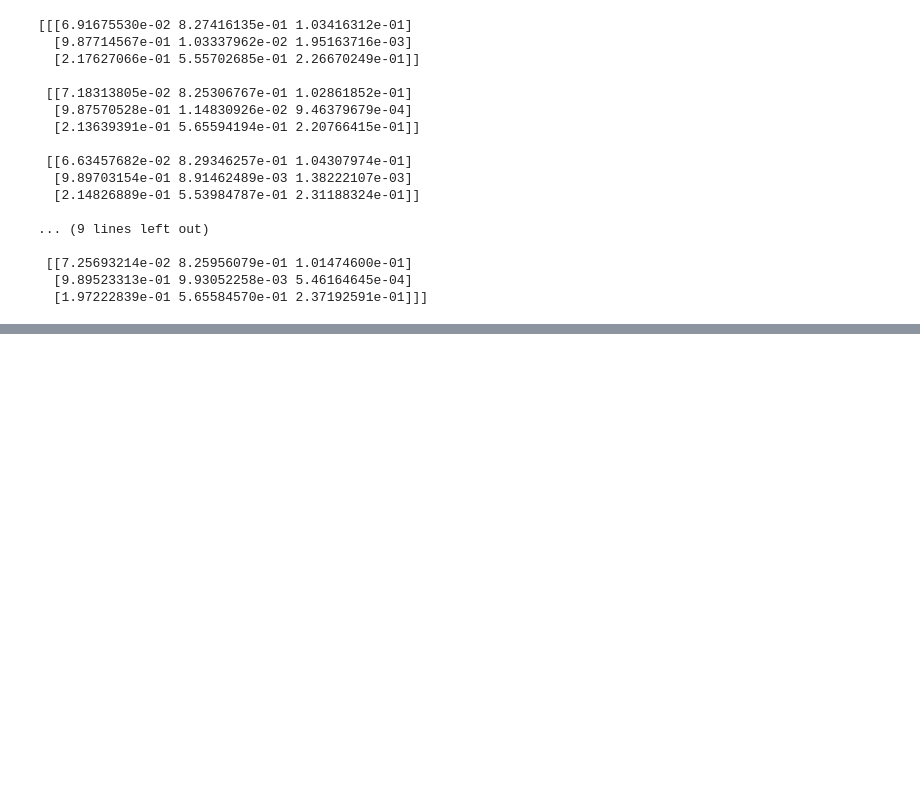
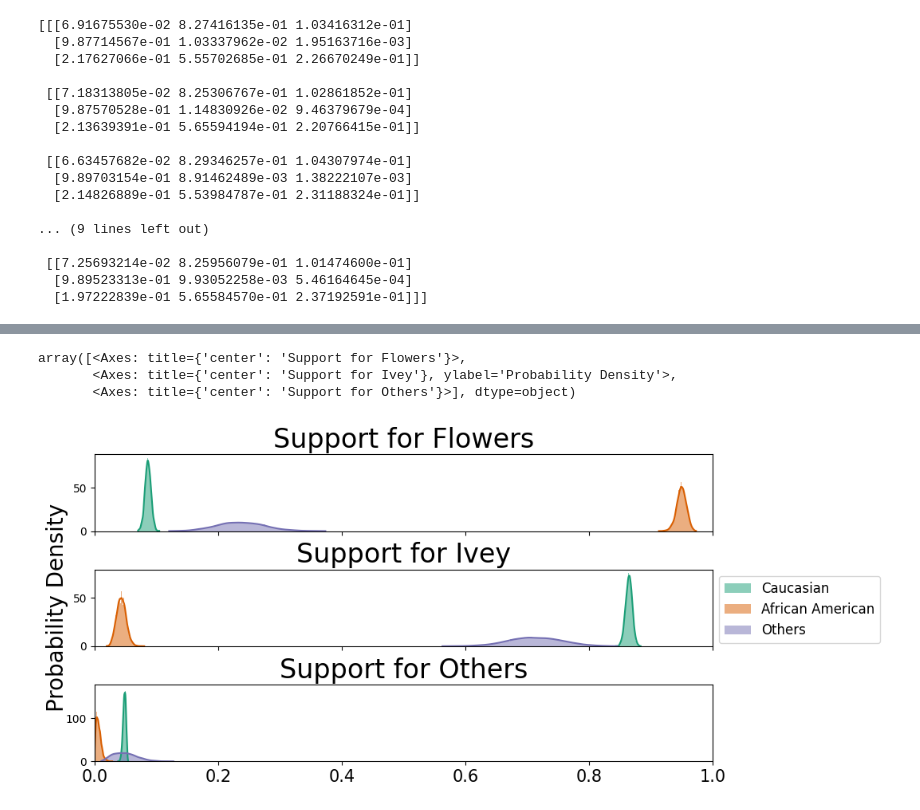
Before and after one commit to dwang00/cse416-rockets, a Jupyter notebook: python_stuff/cse416_seawulf-main/statesEIstuff.ipynb, the cells around one changed output, grey strips where cells are left out. Drawn from its saved outputs; the diff is of its cells as text; code cells hidden in the pictures; blank space fills up the shorter version.

```diff
--- a/python_stuff/cse416_seawulf-main/statesEIstuff.ipynb
+++ b/python_stuff/cse416_seawulf-main/statesEIstuff.ipynb
@@ -473,3 +453,16 @@ for candidate_idx, candidate in enumerate(candidates):
 
         # Inserting document into MongoDB collection
         collection.insert_one(document)
+# %%
+import numpy as np
+import pymc as pm
+
+from pyei.two_by_two import TwoByTwoEI
+from pyei.goodmans_er import GoodmansER
+from pyei.goodmans_er import GoodmansERBayes
+from pyei.r_by_c import RowByColumnEI
+from pyei.io_utils import from_netcdf, to_netcdf
+import pandas as pd
+
+df = pd.read_csv('AL_countydata.csv')
+print(df)
@@ -475,0 +487,20 @@ for candidate_idx, candidate in enumerate(candidates):
+# %%
+ei_rbyc = RowByColumnEI(model_name='multinomial-dirichlet-modified', pareto_shape=100, pareto_scale=100)
+
+group_fractions = np.array(df[['pct_eth_eur','pct_eth_aa', 'pct_eth_oth']]).T
+votes_fractions = np.array(df[['pct_flowers', 'pct_ivey','pct_others']]).T
+
+
+candidate_names_rbyc = ['Flowers', 'Ivey', 'Others']
+demographic_group_names_rbyc = ['Caucasian','African American', 'Others']
+
+
+precinct_pops = np.array(df["votecount"])
+
+ei_rbyc.fit(group_fractions,
+       votes_fractions,
+       precinct_pops,
+       demographic_group_names=demographic_group_names_rbyc,
+       candidate_names=candidate_names_rbyc,
+       #precinct_names=precinct_names
+)
@@ -475,0 +531,8 @@ for candidate_idx, candidate in enumerate(candidates):
+# %%
+sampled_voting_prefs = ei_rbyc.sampled_voting_prefs
+ei_rbyc.plot()
+# %% [output]
+array([<Axes: title={'center': 'Support for Flowers'}>,
+       <Axes: title={'center': 'Support for Ivey'}, ylabel='Probability Density'>,
+       <Axes: title={'center': 'Support for Others'}>], dtype=object)
+[figure, added]
```
Also changed, not shown: parts of 8 cells of this notebook.
